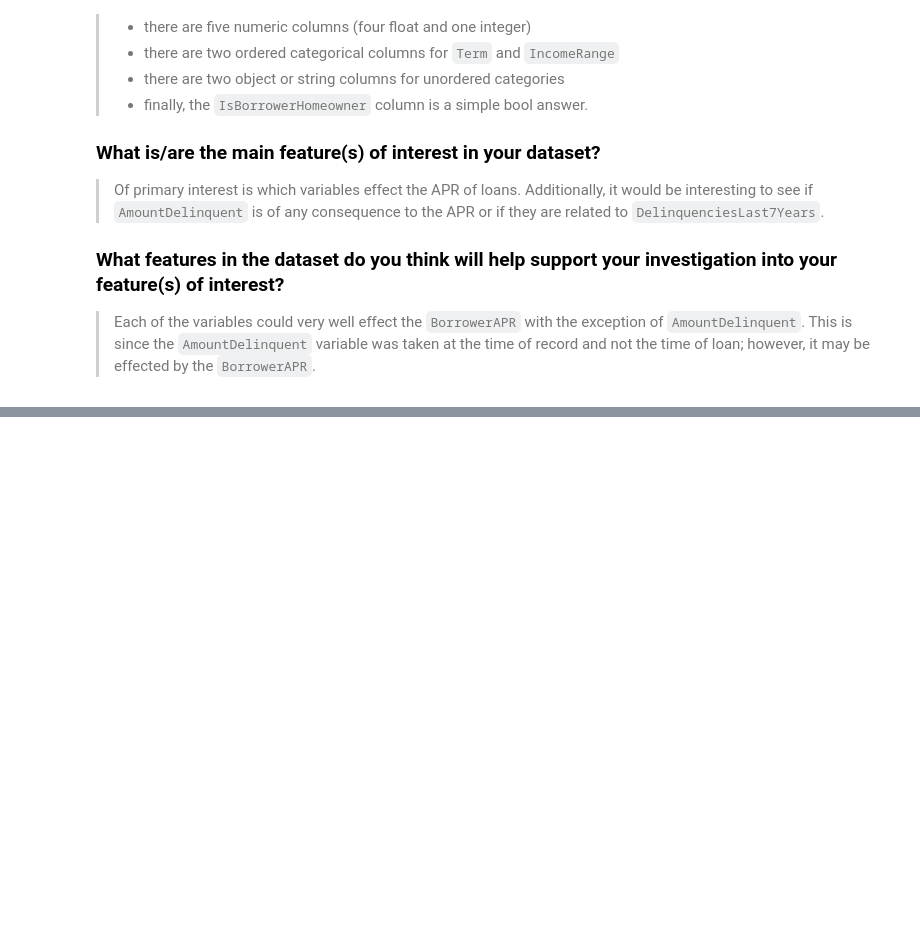
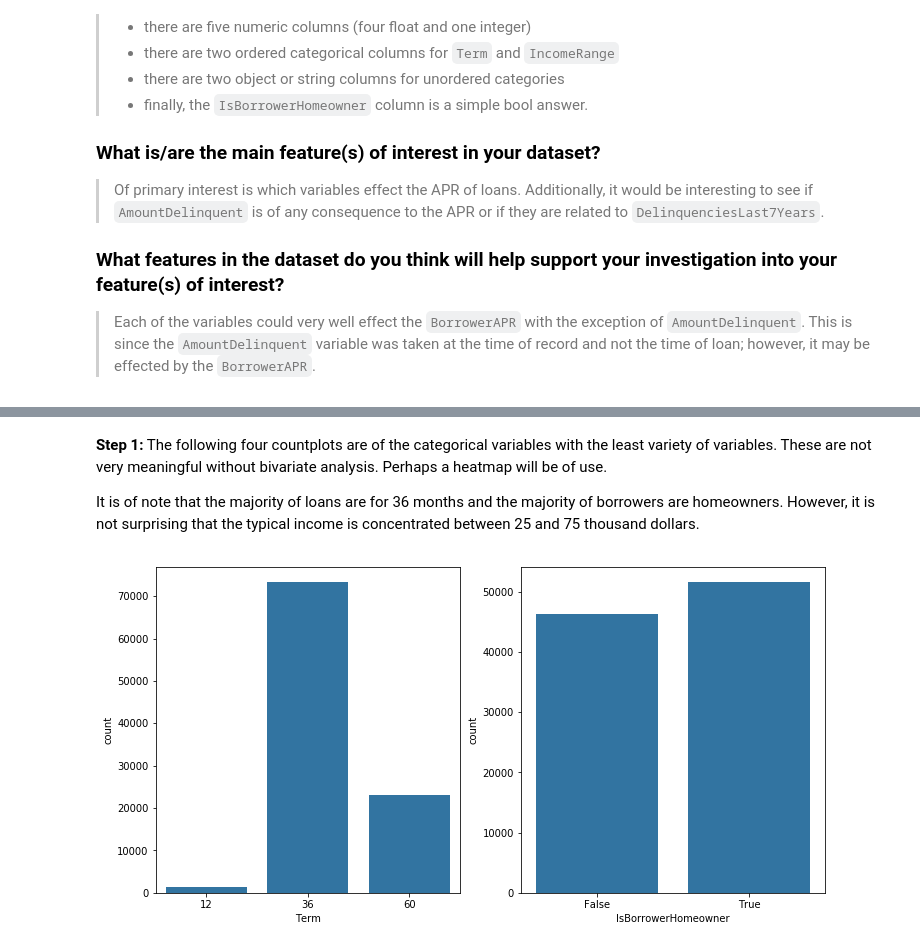
Before and after one commit to Jeff-VA/Udacity-Communicate-Data-Project, a Jupyter notebook: exploration_v2.ipynb, the cells around one changed output, grey strips where cells are left out. Cells and saved outputs as stored; diff of their text form; code cells hidden in the pictures; blank space fills up the shorter version.

```diff
--- a/exploration_v2.ipynb
+++ b/exploration_v2.ipynb
@@ -276,0 +283,11 @@ memory usage: 7.0+ MB
+# %% [markdown]
+**Step 1:** The following four countplots are of the categorical variables with the least variety of variables.  These are not very meaningful without bivariate analysis.  Perhaps a heatmap will be of use.
+
+It is of note that the majority of loans are for 36 months and the majority of borrowers are homeowners.  However, it is not surprising that the typical income is concentrated between 25 and 75 thousand dollars.
+# %%
+#plots two bar charts of loans by `Term` and `IsBorrowerHomeowner`
+fig, ax = plt.subplots(ncols=2, figsize=(12,6))
+sns.countplot(data = df_trimmed, x = 'Term', color = base_color, ax = ax[0])
+sns.countplot(data = df_trimmed, x = 'IsBorrowerHomeowner', color = base_color, ax = ax[1]);
+# %% [output]
+[figure, added]
```
Also changed, not shown: parts of 24 cells of this notebook.
